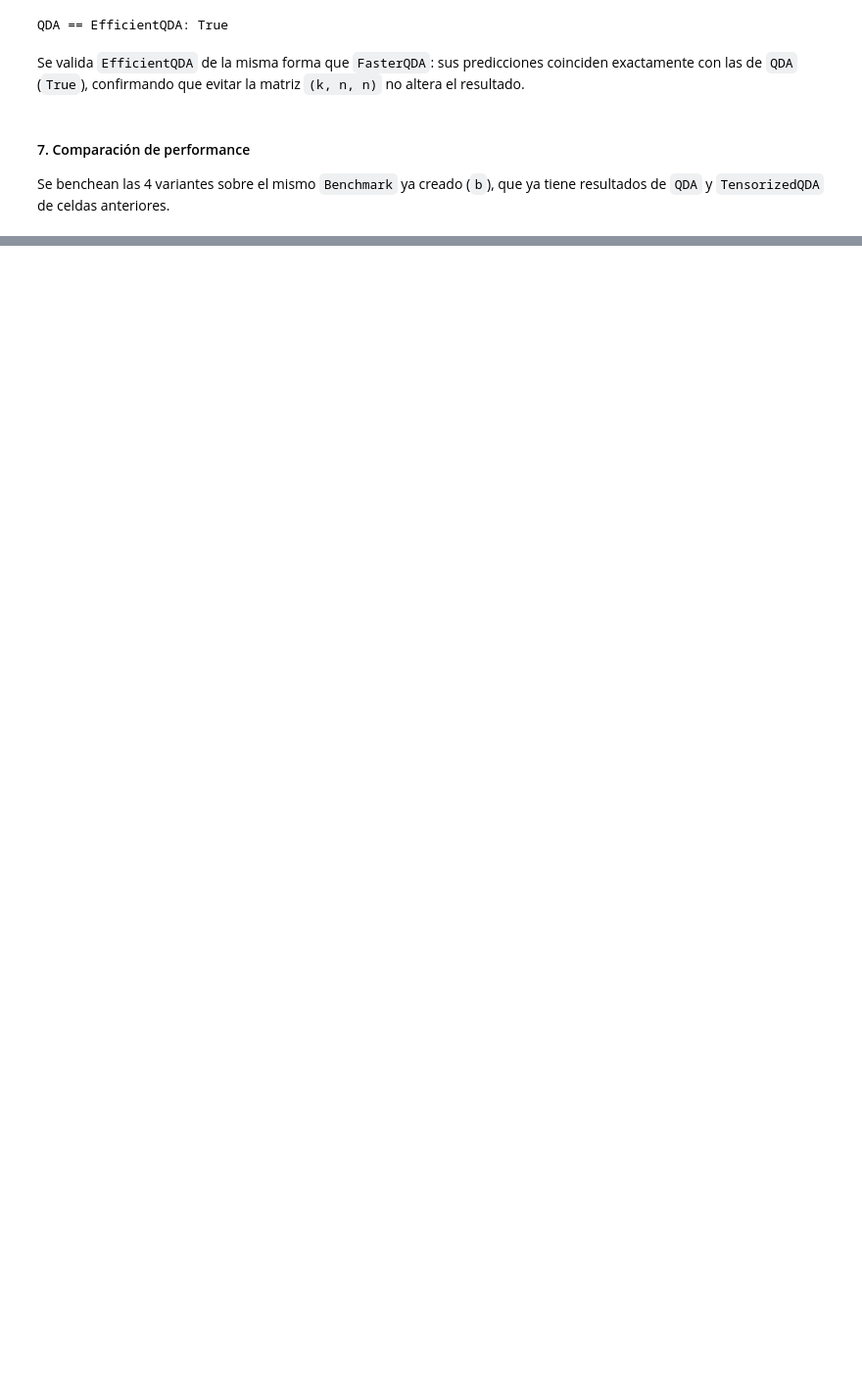
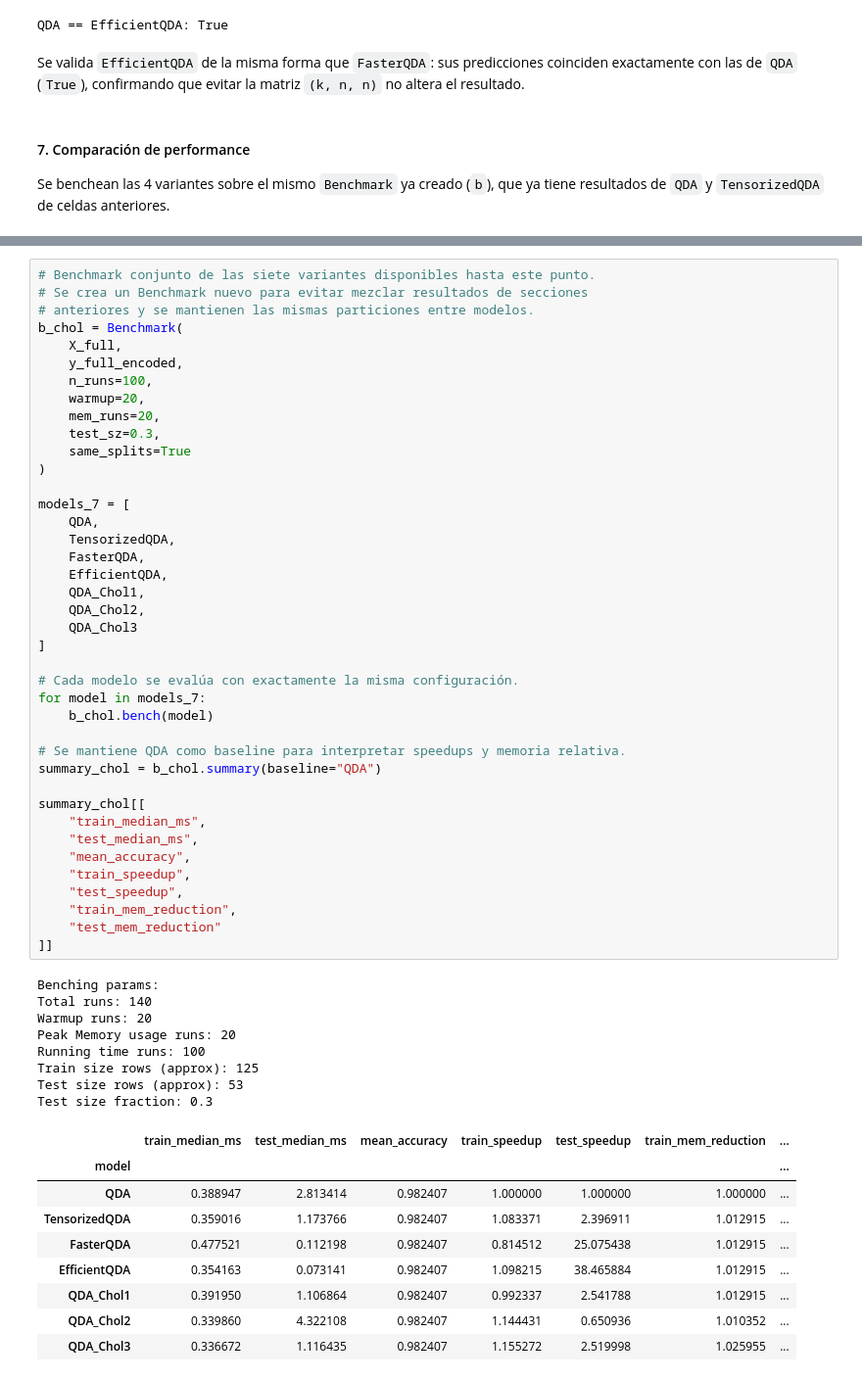
Before and after one commit to alanleicach/ceia-amia-tp_final, a Jupyter notebook: tp.ipynb, the cells around one changed output, grey strips where cells are left out. Shown at 98% size. Drawn from its saved outputs; the diff is of its cells as text; blank space fills up the shorter version.

```diff
--- a/tp.ipynb
+++ b/tp.ipynb
@@ -517,0 +1379,58 @@ En síntesis, se condice parcialmente con lo esperado: la ganancia de eliminar l
+# %%
+# Benchmark conjunto de las siete variantes disponibles hasta este punto.
+# Se crea un Benchmark nuevo para evitar mezclar resultados de secciones
+# anteriores y se mantienen las mismas particiones entre modelos.
+b_chol = Benchmark(
+    X_full,
+    y_full_encoded,
+    n_runs=100,
+    warmup=20,
+    mem_runs=20,
+    test_sz=0.3,
+    same_splits=True
+)
+
+models_7 = [
+    QDA,
+    TensorizedQDA,
+    FasterQDA,
+    EfficientQDA,
+    QDA_Chol1,
+    QDA_Chol2,
+    QDA_Chol3
+]
+
+# Cada modelo se evalúa con exactamente la misma configuración.
+for model in models_7:
+    b_chol.bench(model)
+
+# Se mantiene QDA como baseline para interpretar speedups y memoria relativa.
+summary_chol = b_chol.summary(baseline="QDA")
+
+summary_chol[[
+    "train_median_ms",
+    "test_median_ms",
+    "mean_accuracy",
+    "train_speedup",
+    "test_speedup",
+    "train_mem_reduction",
+    "test_mem_reduction"
+]]
+# %% [output]
+Benching params:
+Total runs: 140
+Warmup runs: 20
+Peak Memory usage runs: 20
+Running time runs: 100
+Train size rows (approx): 125
+Test size rows (approx): 53
+Test size fraction: 0.3
+|  | train_median_ms | test_median_ms | mean_accuracy | train_speedup | test_speedup | train_mem_reduction | ... |
+| model |  |  |  |  |  |  | ... |
+| QDA | 0.388947 | 2.813414 | 0.982407 | 1.000000 | 1.000000 | 1.000000 | ... |
+| TensorizedQDA | 0.359016 | 1.173766 | 0.982407 | 1.083371 | 2.396911 | 1.012915 | ... |
+| FasterQDA | 0.477521 | 0.112198 | 0.982407 | 0.814512 | 25.075438 | 1.012915 | ... |
+| EfficientQDA | 0.354163 | 0.073141 | 0.982407 | 1.098215 | 38.465884 | 1.012915 | ... |
+| QDA_Chol1 | 0.391950 | 1.106864 | 0.982407 | 0.992337 | 2.541788 | 1.012915 | ... |
+| QDA_Chol2 | 0.339860 | 4.322108 | 0.982407 | 1.144431 | 0.650936 | 1.010352 | ... |
+| QDA_Chol3 | 0.336672 | 1.116435 | 0.982407 | 1.155272 | 2.519998 | 1.025955 | ... |
```
Also changed, not shown: parts of 35 cells of this notebook.
